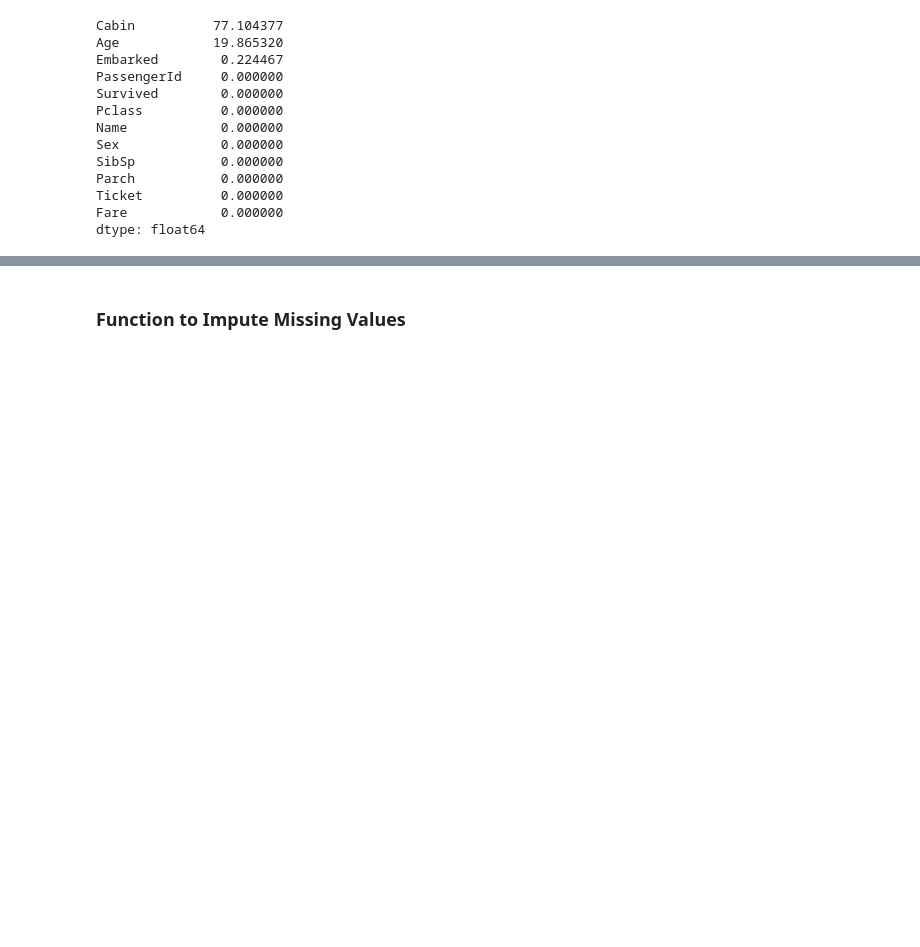
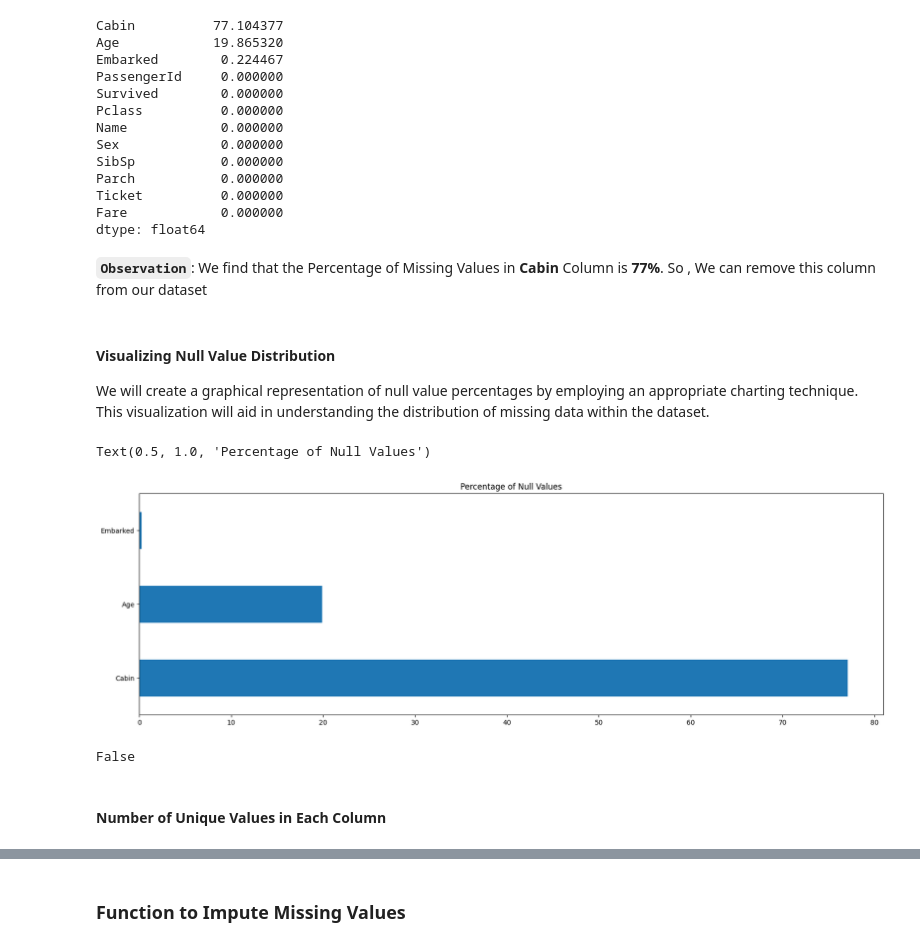
Before and after one commit to iammuhammadfurqan/Titanic-Competition, a Jupyter notebook: titanic_kaggle.ipynb, the cells around one changed output, grey strips where cells are left out. Drawn from its saved outputs; the diff is of its cells as text; code cells hidden in the pictures; blank space fills up the shorter version.

```diff
--- a/titanic_kaggle.ipynb
+++ b/titanic_kaggle.ipynb
@@ -175,4 +177,6 @@ Parch           0.000000
 Ticket          0.000000
 Fare            0.000000
 dtype: float64
+# %% [markdown]
+**`Observation`**: We find that the Percentage of Missing Values in **Cabin** Column is **77%**. So , We can remove this column from our dataset
 # %%
@@ -179,0 +184,19 @@ df_train.drop(['Cabin'], axis=1, inplace=True)
+# %% [markdown]
+#### Visualizing Null Value Distribution
+
+We will create a graphical representation of null value percentages by employing an appropriate charting technique. This visualization will aid in understanding the distribution of missing data within the dataset.
+# %%
+missing_values = missing_values[missing_values != 0] # Only the missing data
+plt.rcParams['figure.figsize'] = (20,6)
+missing_values.plot(kind = 'barh')
+plt.title("Percentage of Null Values")
+# %% [output]
+Text(0.5, 1.0, 'Percentage of Null Values')
+[figure, added]
+# %%
+# Find the Duplicates if Any
+df_train.duplicated().any()
+# %% [output]
+False
+# %% [markdown]
+#### Number of Unique Values in Each Column
```
Also changed, not shown: parts of 17 cells of this notebook.
